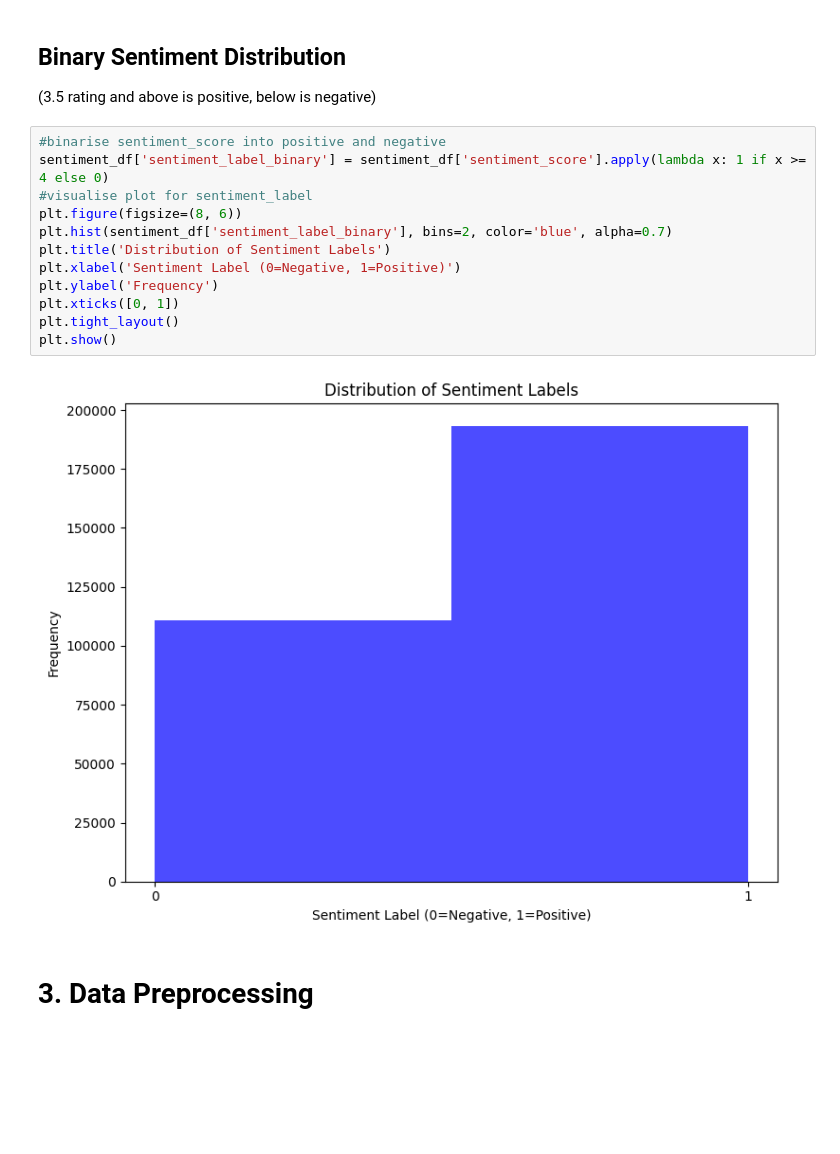
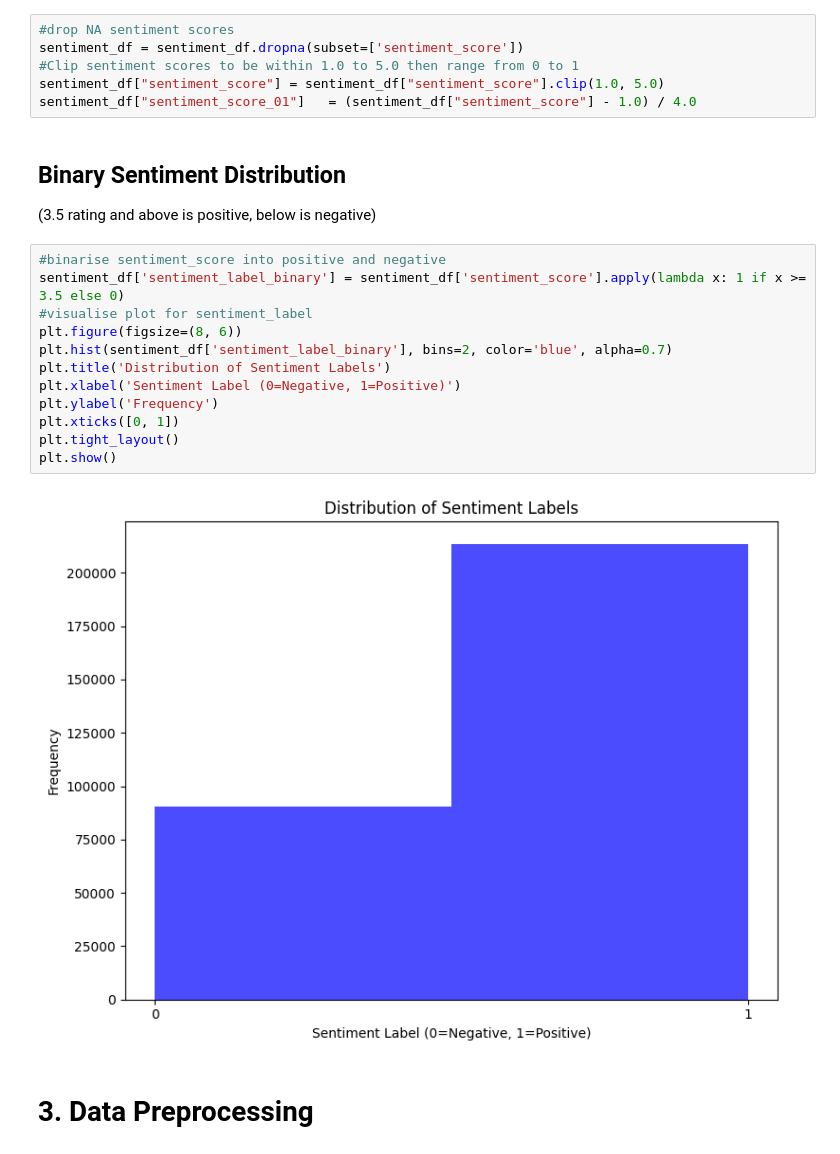
Before and after one commit to Huanqing-Mao/bt4222-steam-games, a Jupyter notebook: src/model/CollaborativeBasedFiltering.ipynb, the cells around one changed output. Saved outputs shown, nothing was run; the diff lists cells and outputs as text; blank space fills up the shorter version.

Commit message:
changed score to 0-1 for collab model

```diff
--- a/src/model/CollaborativeBasedFiltering.ipynb
+++ b/src/model/CollaborativeBasedFiltering.ipynb
@@ -82,23 +116,29 @@ plt.tight_layout()
 plt.show()
 # %% [output]
 [figure]
+# %%
+#drop NA sentiment scores
+sentiment_df = sentiment_df.dropna(subset=['sentiment_score'])
+#Clip sentiment scores to be within 1.0 to 5.0 then range from 0 to 1
+sentiment_df["sentiment_score"] = sentiment_df["sentiment_score"].clip(1.0, 5.0)
+sentiment_df["sentiment_score_01"]   = (sentiment_df["sentiment_score"] - 1.0) / 4.0
 # %% [markdown]
 ## Binary Sentiment Distribution
 (3.5 rating and above is positive, below is negative)
 # %%
 #binarise sentiment_score into positive and negative
-sentiment_df['sentiment_label_binary'] = sentiment_df['sentiment_score'].apply(lambda x: 1 if x >= 4 else 0)
+sentiment_df['sentiment_label_binary'] = sentiment_df['sentiment_score'].apply(lambda x: 1 if x >= 3.5 else 0)
 #visualise plot for sentiment_label
 plt.figure(figsize=(8, 6))
 plt.hist(sentiment_df['sentiment_label_binary'], bins=2, color='blue', alpha=0.7)
 plt.title('Distribution of Sentiment Labels')
 plt.xlabel('Sentiment Label (0=Negative, 1=Positive)')
 plt.ylabel('Frequency')
 plt.xticks([0, 1])
 plt.tight_layout()
 plt.show()
 # %% [output]
-[figure, old version]
+[figure, new version]
 # %% [markdown]
 # 3. Data Preprocessing
 # %% [markdown]
```
Also changed, not shown: parts of 9 cells of this notebook.
